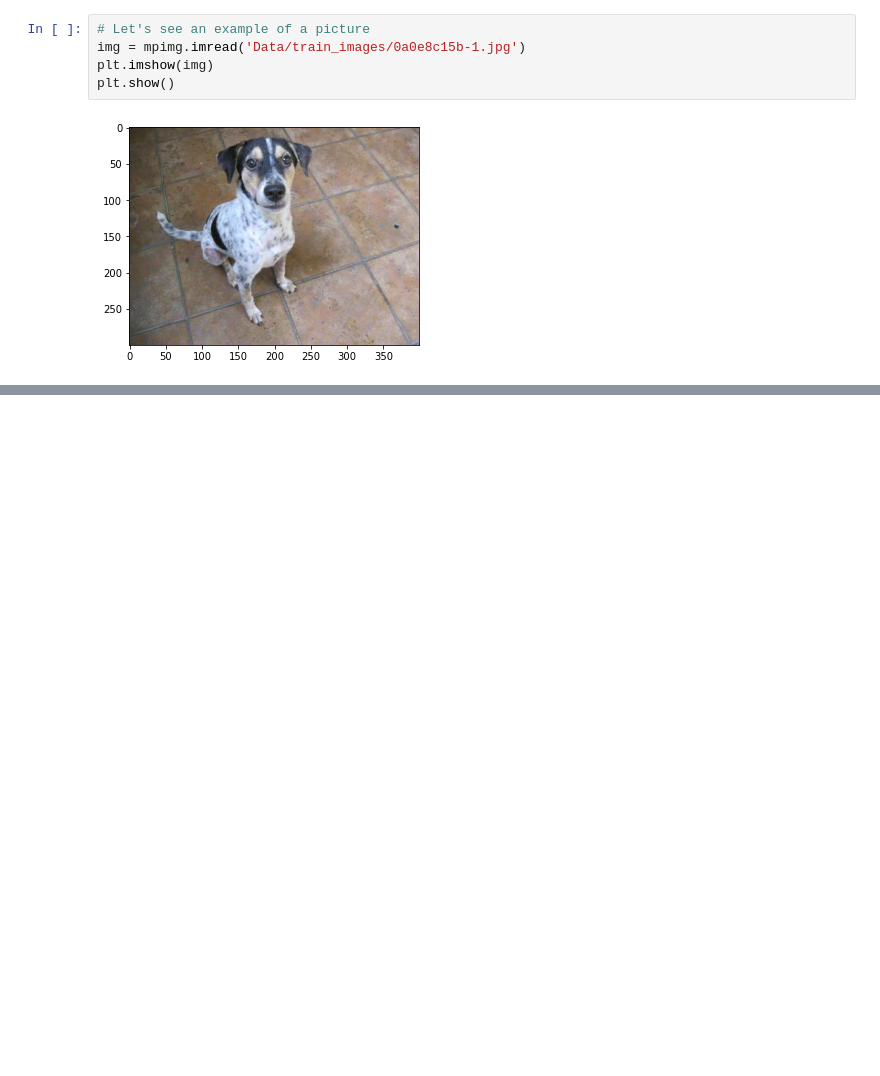
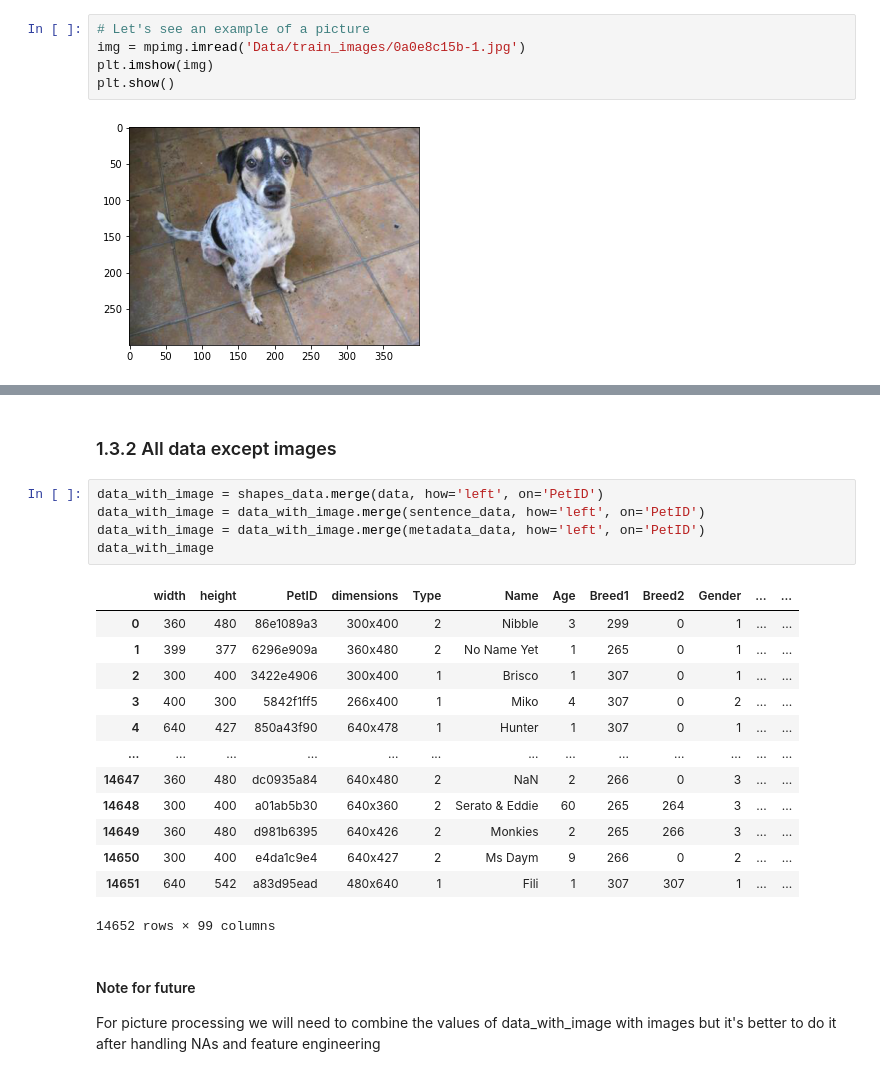
Before and after one commit to dawidjwisniewski/pet_adoption, a Jupyter notebook: project.ipynb, the cells around one changed output, grey strips where cells are left out. Saved outputs shown, nothing was run; the diff lists cells and outputs as text; blank space fills up the shorter version.

```diff
--- a/project.ipynb
+++ b/project.ipynb
@@ -561,0 +744,24 @@ Name: total, Length: 1318, dtype: int64
+# %% [markdown]
+### 1.3.2 All data except images
+# %%
+data_with_image = shapes_data.merge(data, how='left', on='PetID')
+data_with_image = data_with_image.merge(sentence_data, how='left', on='PetID')
+data_with_image = data_with_image.merge(metadata_data, how='left', on='PetID')
+data_with_image
+# %% [output]
+|  | width | height | PetID | dimensions | Type | Name | Age | Breed1 | Breed2 | Gender | ... | ... |
+| 0 | 360 | 480 | 86e1089a3 | 300x400 | 2 | Nibble | 3 | 299 | 0 | 1 | ... | ... |
+| 1 | 399 | 377 | 6296e909a | 360x480 | 2 | No Name Yet | 1 | 265 | 0 | 1 | ... | ... |
+| 2 | 300 | 400 | 3422e4906 | 300x400 | 1 | Brisco | 1 | 307 | 0 | 1 | ... | ... |
+| 3 | 400 | 300 | 5842f1ff5 | 266x400 | 1 | Miko | 4 | 307 | 0 | 2 | ... | ... |
+| 4 | 640 | 427 | 850a43f90 | 640x478 | 1 | Hunter | 1 | 307 | 0 | 1 | ... | ... |
+| ... | ... | ... | ... | ... | ... | ... | ... | ... | ... | ... | ... | ... |
+| 14647 | 360 | 480 | dc0935a84 | 640x480 | 2 | NaN | 2 | 266 | 0 | 3 | ... | ... |
+| 14648 | 300 | 400 | a01ab5b30 | 640x360 | 2 | Serato & Eddie | 60 | 265 | 264 | 3 | ... | ... |
+| 14649 | 360 | 480 | d981b6395 | 640x426 | 2 | Monkies | 2 | 265 | 266 | 3 | ... | ... |
+| 14650 | 300 | 400 | e4da1c9e4 | 640x427 | 2 | Ms Daym | 9 | 266 | 0 | 2 | ... | ... |
+| 14651 | 640 | 542 | a83d95ead | 480x640 | 1 | Fili | 1 | 307 | 307 | 1 | ... | ... |
+14652 rows × 99 columns
+# %% [markdown]
+#### Note for future
+For picture processing we will need to combine the values of data_with_image with images but it's better to do it after handling NAs and feature engineering
```
Also changed, not shown: parts of 30 cells of this notebook.
